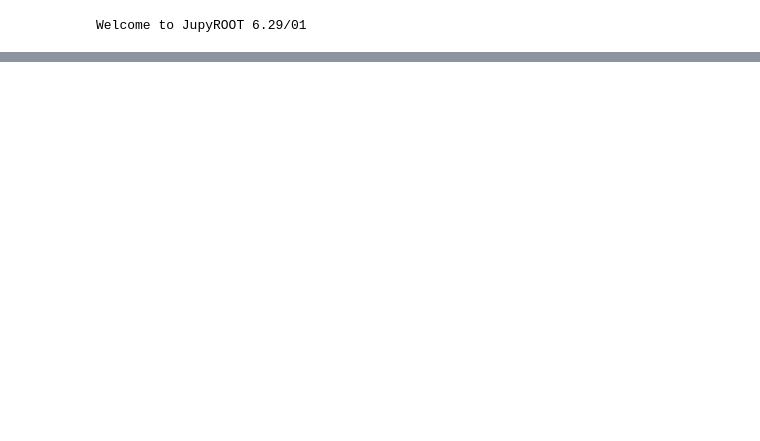
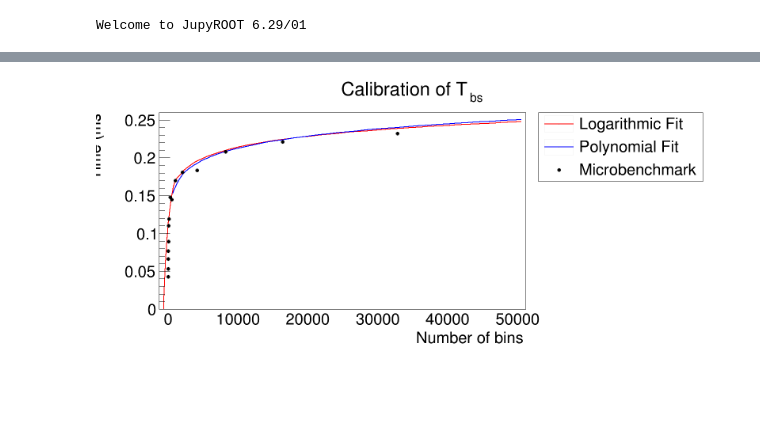
Before and after one commit to jolly-chen/msc-project, a Jupyter notebook: cpu-sequential/validation.ipynb, the cells around one changed output, grey strips where cells are left out. Saved outputs shown, nothing was run; the diff lists cells and outputs as text; code cells hidden in the pictures; blank space fills up the shorter version.

```diff
--- a/cpu-sequential/validation.ipynb
+++ b/cpu-sequential/validation.ipynb
@@ -101,0 +125,3 @@ p2                        =   0.00286851   +/-   0.000246142
+# %%
+bs_df = df[df["func_name"] == "BinarySearch"]
+bs_df
@@ -101,0 +147,65 @@ p2                        =   0.00286851   +/-   0.000246142
+# %%
+%jsroot off
+def f_bs_log(x, p):
+    """
+    Binary Search
+    """
+    return p[0] * np.log2(x[0]) +  p[1]
+
+def f_bs_polynomial(x, p):
+    """
+    Binary Search
+    """
+    return p[0] * x[0]**(p[1]) + p[2]
+
+title="Model Update Stats Bulk"
+w = 1600
+h = 900
+c = ROOT.TCanvas("c1", title, w, h)
+c.SetRightMargin(0.32)
+c.SetBottomMargin(0.33)
+
+l = ROOT.TLegend(0.7, 0.7, 0.96, 0.9)
+l.SetTextSize(0.05)
+
+model_bs_log = ROOT.TF1("f_bs_log", f_bs_log, bs_df["param"].min(), bs_df["param"].max(), 2)
+fit_log = g.Fit(model_bs_log, "", "", 10e-3, 40e4)
+l.AddEntry(model_bs_log, "Logarithmic Fit")
+
+model_bs_poly = ROOT.TF1("f_bs_polynomial", f_bs_polynomial, bs_df["param"].min(), bs_df["param"].max(), 3)
+fit_poly = g.Fit(model_bs_poly, "", "", 10e-3, 40e4)
+l.AddEntry(model_bs_poly, "Polynomial Fit")
+model_bs_poly.SetLineColor(ROOT.kBlue)
+
+g = ROOT.TGraph(len(bs_df["param"]), bs_df["param"].values, bs_df["real_time"].values)
+g.SetMarkerSize(1)
+g.SetMarkerStyle(8)
+l.AddEntry(g, "Microbenchmark", "p")
+
+xaxis = model_bs_log.GetXaxis()
+xaxis.SetTitle("Number of bins")
+# xaxis.SetTitleOffset(3)
+xaxis.SetTitleSize(0.05)
+xaxis.SetTickSize(0)
+xaxis.SetLabelSize(0.05)
+xaxis.LabelsOption("vM")
+xaxis.SetRangeUser(0, 5*10e3)
+
+yaxis = model_bs_log.GetYaxis()
+yaxis.SetTitle(f"Time ({list(bs_df['time_unit'])[0]}")
+yaxis.SetTitleSize(0.05)
+yaxis.SetLabelSize(0.05)
+# yaxis.SetRangeUser(0, 0.4)
+
+
+model_bs_log.Draw("C")
+model_bs_poly.Draw("CSAME")
+g.Draw("PSAME")
+
+title="Calibration of T_{bs}"
+model_bs_log.SetTitle(title)
+
+l.Draw()
+c.Draw()
+# ROOT.gPad.Modified(); ROOT.gPad.Update()
+# %% [output]
@@ -101,0 +229 @@ p2                        =   0.00286851   +/-   0.000246142
+[figure, added]
```
Also changed, not shown: parts of 14 cells of this notebook, 5 other files.
